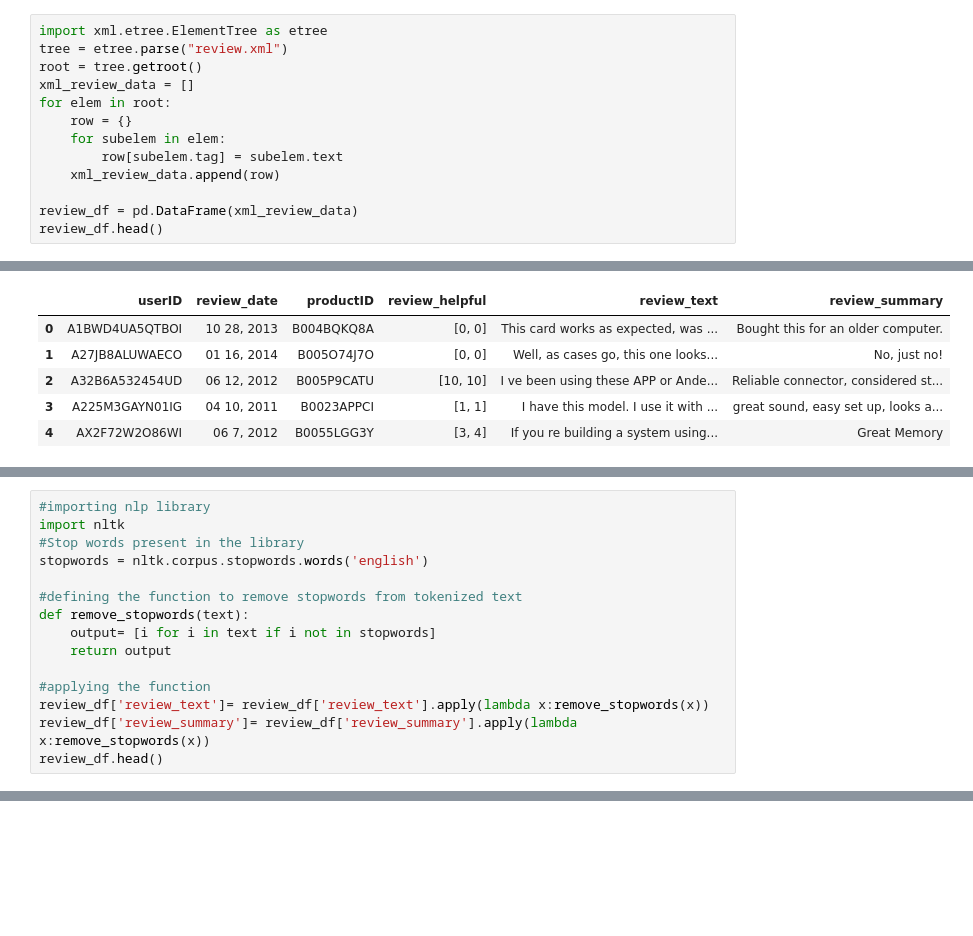
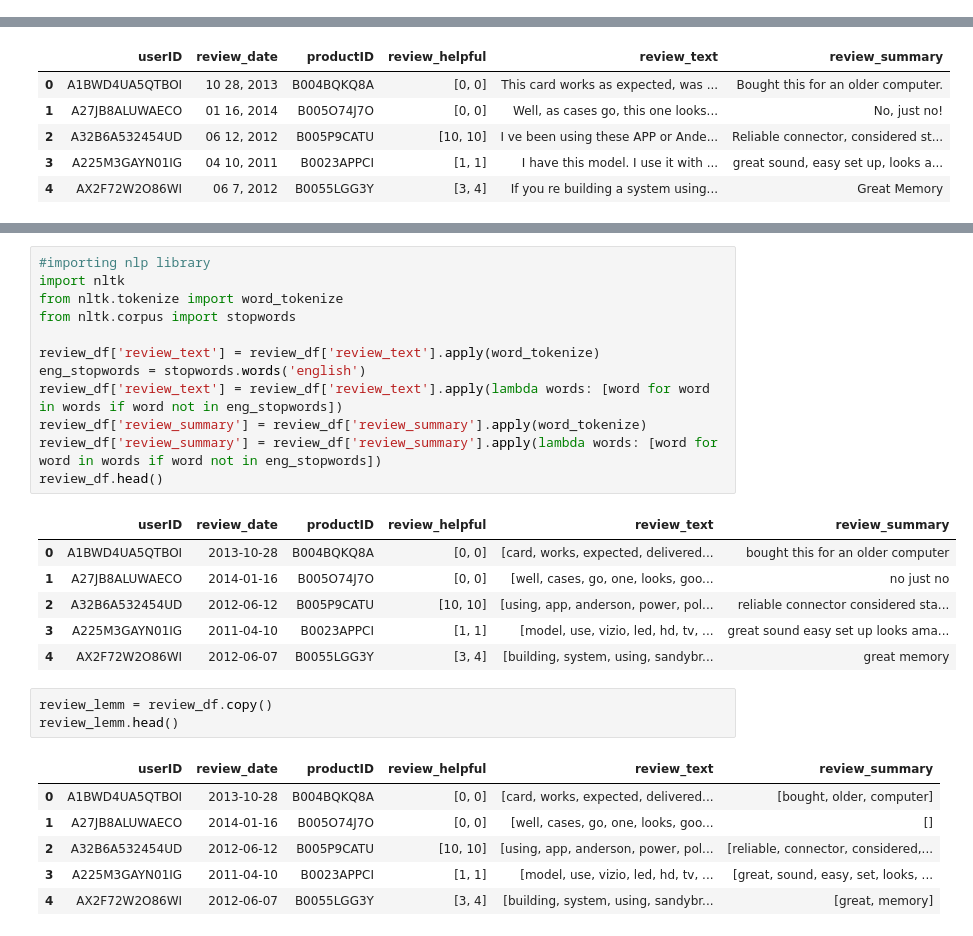
Before and after one commit to kevtr0801/ds_portfolio, a Jupyter notebook: data_wrangling/parsing_files.ipynb, the cells around one changed output, grey strips where cells are left out. Cells and saved outputs as stored; diff of their text form; blank space fills up the shorter version.

```diff
--- a/data_wrangling/parsing_files.ipynb
+++ b/data_wrangling/parsing_files.ipynb
@@ -157,16 +157,3 @@ tree = ET.ElementTree(root)
 tree.write('review.xml') # output file save
 # %% [markdown]
 Text preprocessing for semantic analysis.
-# %%
-import xml.etree.ElementTree as etree
-tree = etree.parse("review.xml")
-root = tree.getroot()
-xml_review_data = []
-for elem in root:
-    row = {}
-    for subelem in elem:
-        row[subelem.tag] = subelem.text
-    xml_review_data.append(row)
-
-review_df = pd.DataFrame(xml_review_data)
-review_df.head()
@@ -273,15 +235,0 @@ review_df.head()
-# %%
-#importing nlp library
-import nltk
-#Stop words present in the library
-stopwords = nltk.corpus.stopwords.words('english')
-
-#defining the function to remove stopwords from tokenized text
-def remove_stopwords(text):
-    output= [i for i in text if i not in stopwords]
-    return output
-
-#applying the function
-review_df['review_text']= review_df['review_text'].apply(lambda x:remove_stopwords(x))
-review_df['review_summary']= review_df['review_summary'].apply(lambda x:remove_stopwords(x))
-review_df.head()
@@ -294,0 +249,29 @@ review_df.head()
+# %%
+#importing nlp library
+import nltk
+from nltk.tokenize import word_tokenize
+from nltk.corpus import stopwords
+
+review_df['review_text'] = review_df['review_text'].apply(word_tokenize)
+eng_stopwords = stopwords.words('english')
+review_df['review_text'] = review_df['review_text'].apply(lambda words: [word for word in words if word not in eng_stopwords])
+review_df['review_summary'] = review_df['review_summary'].apply(word_tokenize)
+review_df['review_summary'] = review_df['review_summary'].apply(lambda words: [word for word in words if word not in eng_stopwords])
+review_df.head()
+# %% [output]
+|  | userID | review_date | productID | review_helpful | review_text | review_summary |
+| 0 | A1BWD4UA5QTBOI | 2013-10-28 | B004BQKQ8A | [0, 0] | [card, works, expected, delivered... | bought this for an older computer |
+| 1 | A27JB8ALUWAECO | 2014-01-16 | B005O74J7O | [0, 0] | [well, cases, go, one, looks, goo... | no just no |
+| 2 | A32B6A532454UD | 2012-06-12 | B005P9CATU | [10, 10] | [using, app, anderson, power, pol... | reliable connector considered sta... |
+| 3 | A225M3GAYN01IG | 2011-04-10 | B0023APPCI | [1, 1] | [model, use, vizio, led, hd, tv, ... | great sound easy set up looks ama... |
+| 4 | AX2F72W2O86WI | 2012-06-07 | B0055LGG3Y | [3, 4] | [building, system, using, sandybr... | great memory |
+# %%
+review_lemm = review_df.copy()
+review_lemm.head()
+# %% [output]
+|  | userID | review_date | productID | review_helpful | review_text | review_summary |
+| 0 | A1BWD4UA5QTBOI | 2013-10-28 | B004BQKQ8A | [0, 0] | [card, works, expected, delivered... | [bought, older, computer] |
+| 1 | A27JB8ALUWAECO | 2014-01-16 | B005O74J7O | [0, 0] | [well, cases, go, one, looks, goo... | [] |
+| 2 | A32B6A532454UD | 2012-06-12 | B005P9CATU | [10, 10] | [using, app, anderson, power, pol... | [reliable, connector, considered,... |
+| 3 | A225M3GAYN01IG | 2011-04-10 | B0023APPCI | [1, 1] | [model, use, vizio, led, hd, tv, ... | [great, sound, easy, set, looks, ... |
+| 4 | AX2F72W2O86WI | 2012-06-07 | B0055LGG3Y | [3, 4] | [building, system, using, sandybr... | [great, memory] |
```
Also changed, not shown: parts of 12 cells of this notebook.
